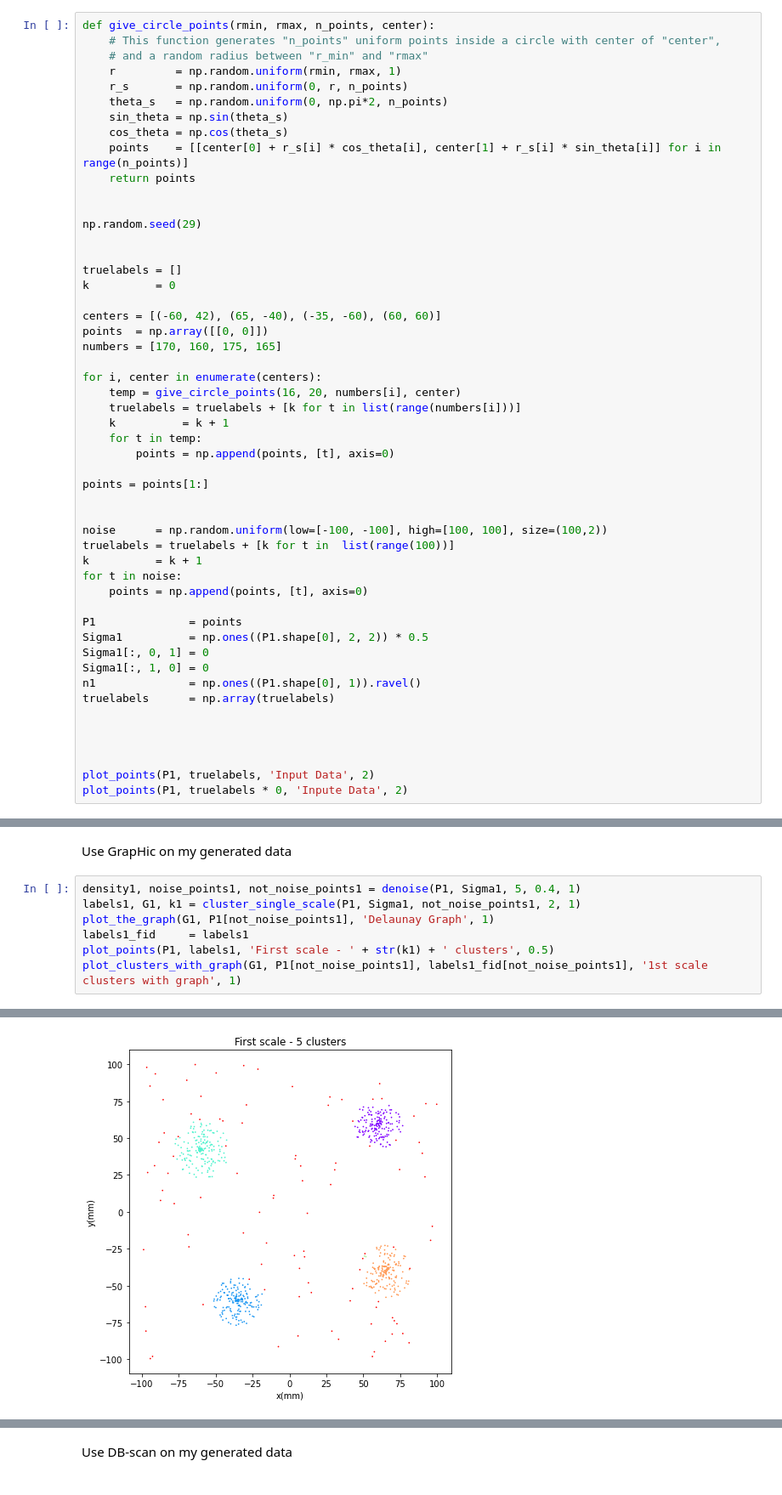
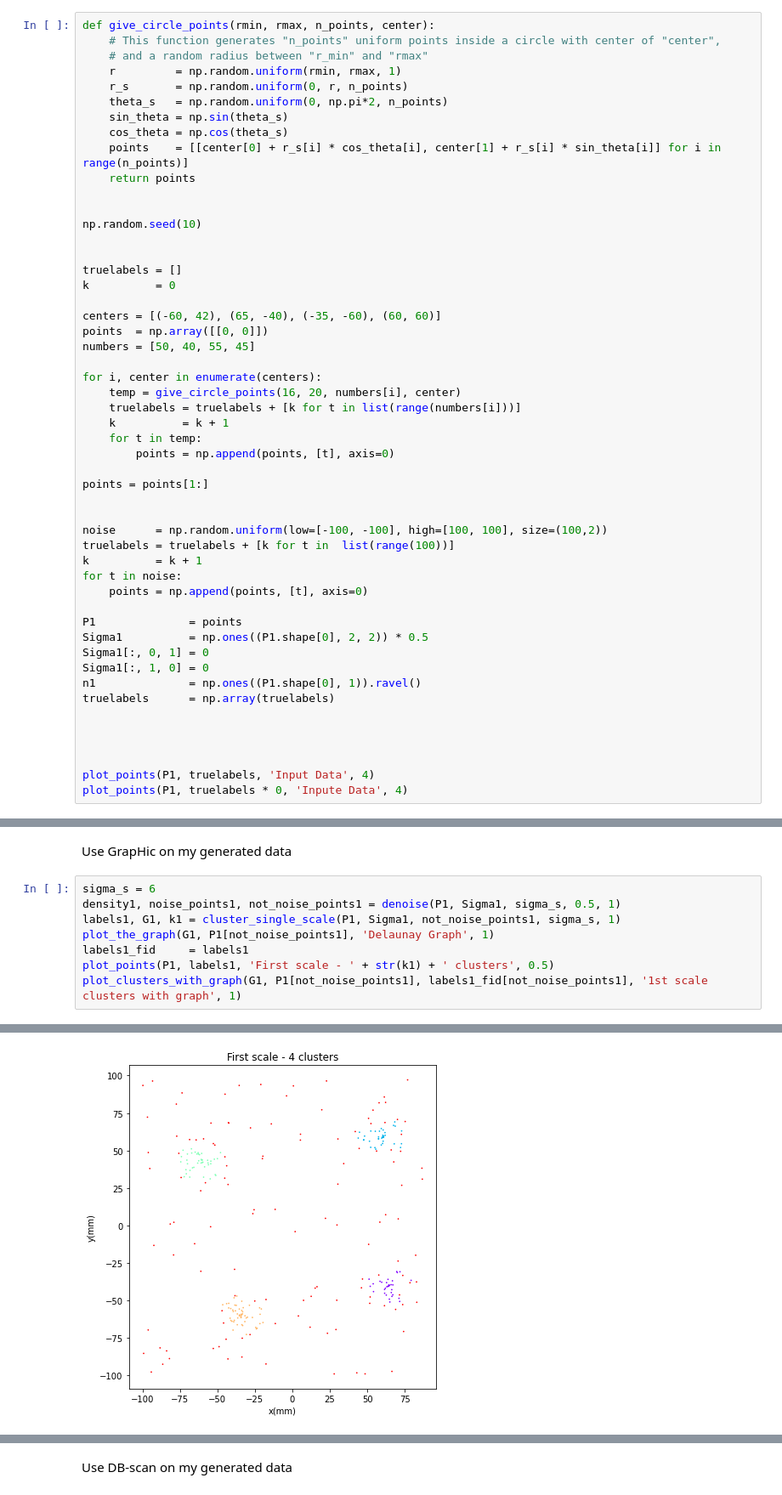
Before and after one commit to ElianaRenzo/pdm, a Jupyter notebook: Codes_exercices/my_toy_example.ipynb, the cells around one changed output, grey strips where cells are left out. Shown at 85% size. Saved outputs shown, nothing was run; the diff lists cells and outputs as text.

```diff
--- a/Codes_exercices/my_toy_example.ipynb
+++ b/Codes_exercices/my_toy_example.ipynb
@@ -36,7 +36,7 @@ def give_circle_points(rmin, rmax, n_points, center):
     return points
 
 
-np.random.seed(29)
+np.random.seed(10)
 
 
 truelabels = []
@@ -44,7 +44,7 @@ k          = 0
 
 centers = [(-60, 42), (65, -40), (-35, -60), (60, 60)]
 points  = np.array([[0, 0]])
-numbers = [170, 160, 175, 165]
+numbers = [50, 40, 55, 45]
 
 for i, center in enumerate(centers):
     temp = give_circle_points(16, 20, numbers[i], center)
@@ -72,6 +72,6 @@ truelabels      = np.array(truelabels)
 
 
 
-plot_points(P1, truelabels, 'Input Data', 2)
-plot_points(P1, truelabels * 0, 'Inpute Data', 2)
+plot_points(P1, truelabels, 'Input Data', 4)
+plot_points(P1, truelabels * 0, 'Inpute Data', 4)
 # %% [output]
@@ -80,8 +80,9 @@ plot_points(P1, truelabels * 0, 'Inpute Data', 2)
 # %% [markdown]
 Use GrapHic on my generated data
 # %%
-density1, noise_points1, not_noise_points1 = denoise(P1, Sigma1, 5, 0.4, 1)
-labels1, G1, k1 = cluster_single_scale(P1, Sigma1, not_noise_points1, 2, 1)
+sigma_s = 6
+density1, noise_points1, not_noise_points1 = denoise(P1, Sigma1, sigma_s, 0.5, 1)
+labels1, G1, k1 = cluster_single_scale(P1, Sigma1, not_noise_points1, sigma_s, 1)
 plot_the_graph(G1, P1[not_noise_points1], 'Delaunay Graph', 1)
 labels1_fid     = labels1
 plot_points(P1, labels1, 'First scale - ' + str(k1) + ' clusters', 0.5)
@@ -93 +94 @@ plot_clusters_with_graph(G1, P1[not_noise_points1], labels1_fid[not_noise_points
-[figure, old version]
+[figure, new version]
```
Also changed, not shown: parts of 3 cells of this notebook, 1 other file.
